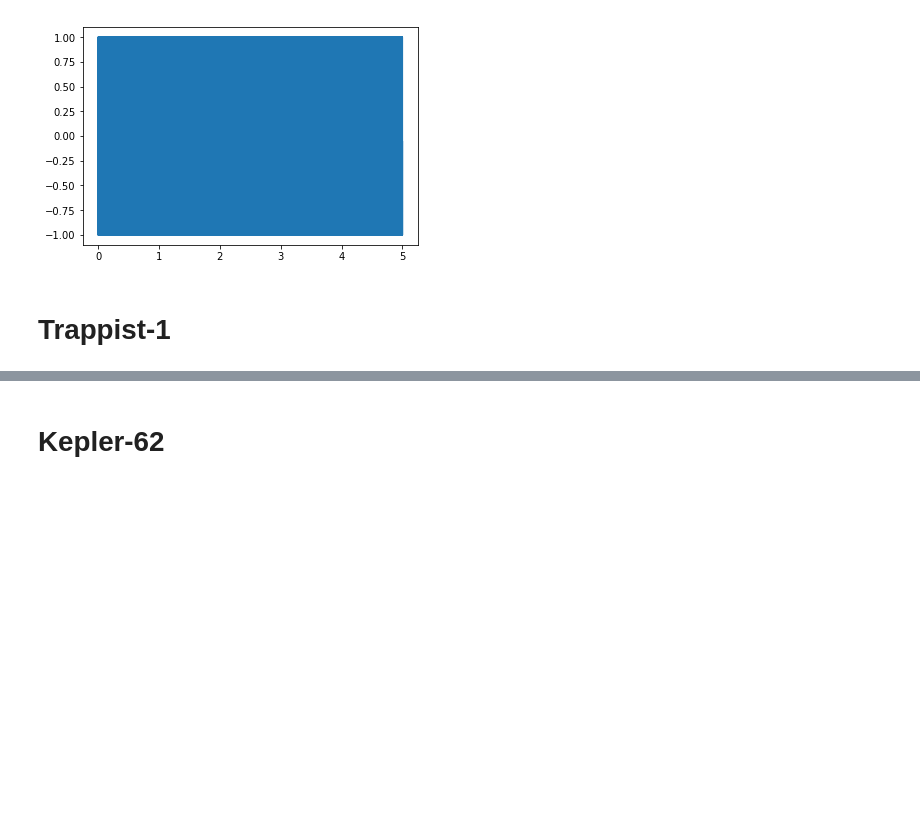
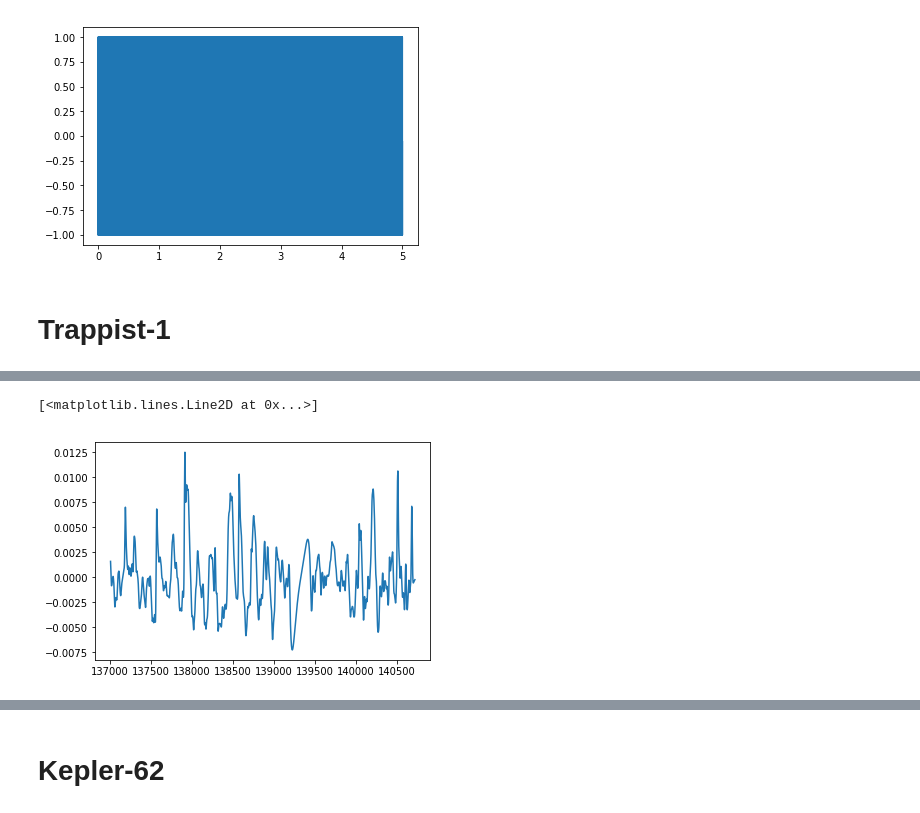
Before and after one commit to bmorris3/starsongs, a Jupyter notebook: sonify.ipynb, the cells around one changed output, grey strips where cells are left out. Drawn from its saved outputs; the diff is of its cells as text; code cells hidden in the pictures; blank space fills up the shorter version.

```diff
--- a/sonify.ipynb
+++ b/sonify.ipynb
@@ -121 +122,7 @@ plt.plot(time, flux)
+# %%
+x, predicted_flux = gp_interpolate(time[150:], flux[150:], N=8e4)
+plt.plot(x, predicted_flux)
+# %% [output]
+[<matplotlib.lines.Line2D at 0x...>]
+[figure, added]
 # %%
```
Also changed, not shown: parts of 3 cells of this notebook.
